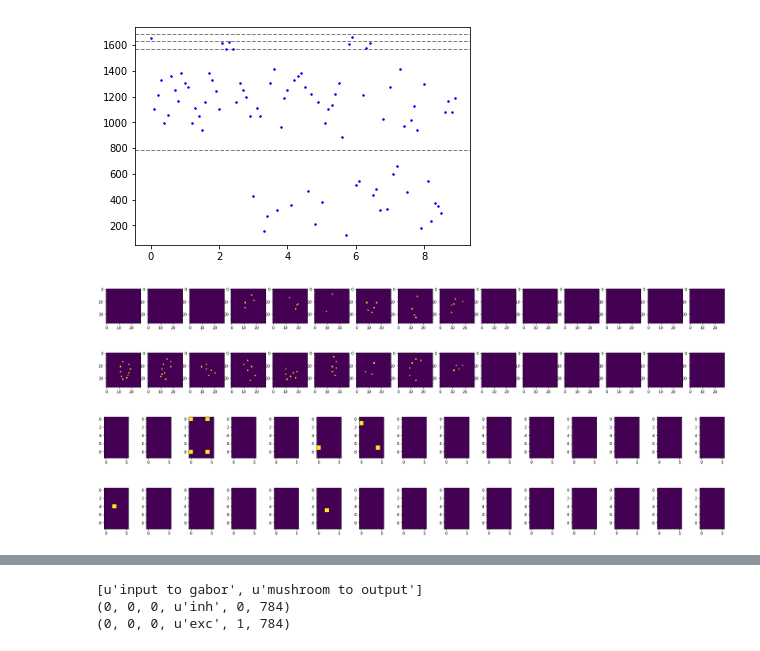
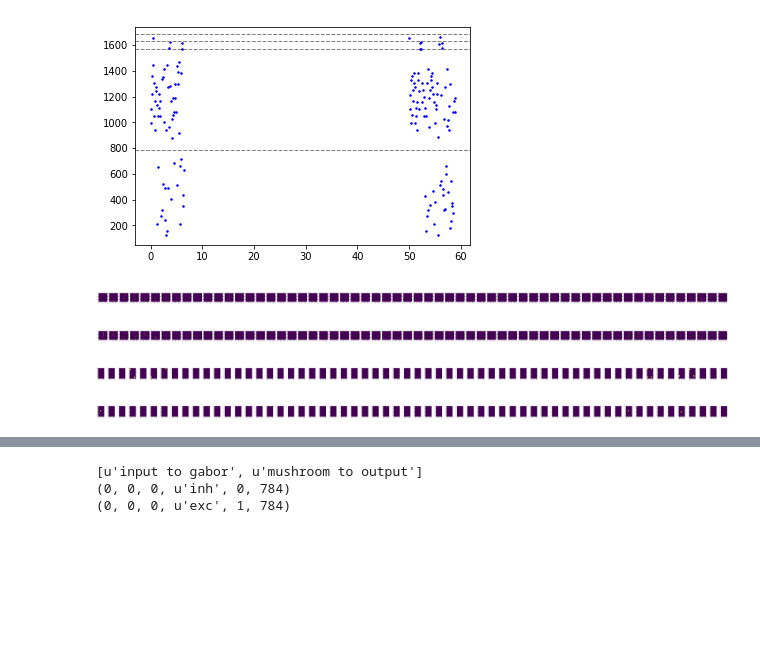
Before and after one commit to chanokin/brainscales-recognition, a Jupyter notebook: codebase/l2l/see_results_contents.ipynb, the cells around one changed output, grey strips where cells are left out. Drawn from its saved outputs; the diff is of its cells as text; code cells hidden in the pictures; blank space fills up the shorter version.

```diff
--- a/codebase/l2l/see_results_contents.ipynb
+++ b/codebase/l2l/see_results_contents.ipynb
@@ -8,3 +1,28 @@ data = np.load('./run_results/data_gen0_ind0.npz')
+# %%
+%matplotlib inline
+import numpy as np
+import matplotlib.pyplot as plt
+import os
+from pprint import pprint
+
+def plot_input_spikes(in_spikes, total_t, dt=1.0):
+    for lyr in sorted(in_spikes.keys()):
+        s1 = in_spikes[lyr]
+        w, h = (28, 28) if lyr < 2 else ((28//5)+1, (28//3)+1)
+        num_images = int(np.ceil(total_t/float(dt)))
+        imgs = [np.zeros((h, w)) for _ in range(num_images)]
+        for idx, times in enumerate(s1):
+            for t in times:
+                r, c = int(idx//w), int(idx%w)
+                imgs[int(t // dt)][r, c] += 1.0
+        fw = 2
+        plt.figure(figsize=(total_t*fw, fw))
+        for idx, img in enumerate(imgs):
+            ax = plt.subplot(1, total_t, idx+1)
+            plt.imshow(img)
+        plt.show()
+
+data = np.load('./run_results/data_gen0_ind0.npz')
 # %%
 keys = data.keys()
 print(keys)
@@ -22,40 +40,23 @@ print(in_labels)
 # %%
 data = np.load('./run_results/data_gen0_ind0.npz')
 in_spikes = data['input'].item()['spikes']
 count = 0
 plt.figure()
 for lyr in in_spikes:
     spk = in_spikes[lyr]
     for nid, times in enumerate(spk):
         plt.plot(times, np.ones_like(times)*nid + count, '.b', markersize=3)
     count += len(spk)
     plt.axhline(count, color='gray', linestyle='--', linewidth=1.)
 plt.show()
+
+plot_input_spikes(in_spikes, 60)
 # %% [output]
-[figure, old version]
+[figure, new version]
+[figure, added]
+[figure, added]
+[figure, added]
+[figure, added]
-# %%
-for lyr in sorted(in_spikes.keys()):
-    s1 = in_spikes[lyr]
-    w, h = (28, 28) if lyr < 2 else ((28//5)+1, (28//3)+1)
-    dt = 1#ms
-    total_t = 15
-    num_images = int(np.ceil(total_t/float(dt)))
-    imgs = [np.zeros((h, w)) for _ in range(num_images)]
-    for idx, times in enumerate(s1):
-        for t in times:
-            r, c = int(idx//w), int(idx%w)
-            imgs[int(t // dt)][r, c] += 1.0
-    fw = 2
-    plt.figure(figsize=(total_t*fw, fw))
-    for idx, img in enumerate(imgs):
-        ax = plt.subplot(1, total_t, idx+1)
-        plt.imshow(img)
-    plt.show()
-# %% [output]
-[figure, removed]
-[figure, removed]
-[figure, removed]
-[figure, removed]
 # %%
 data = np.load('./run_results/data_gen0_ind0.npz')
 data['params'].item()['ind']
```
Also changed, not shown: parts of 9 cells of this notebook, 3 other files.
